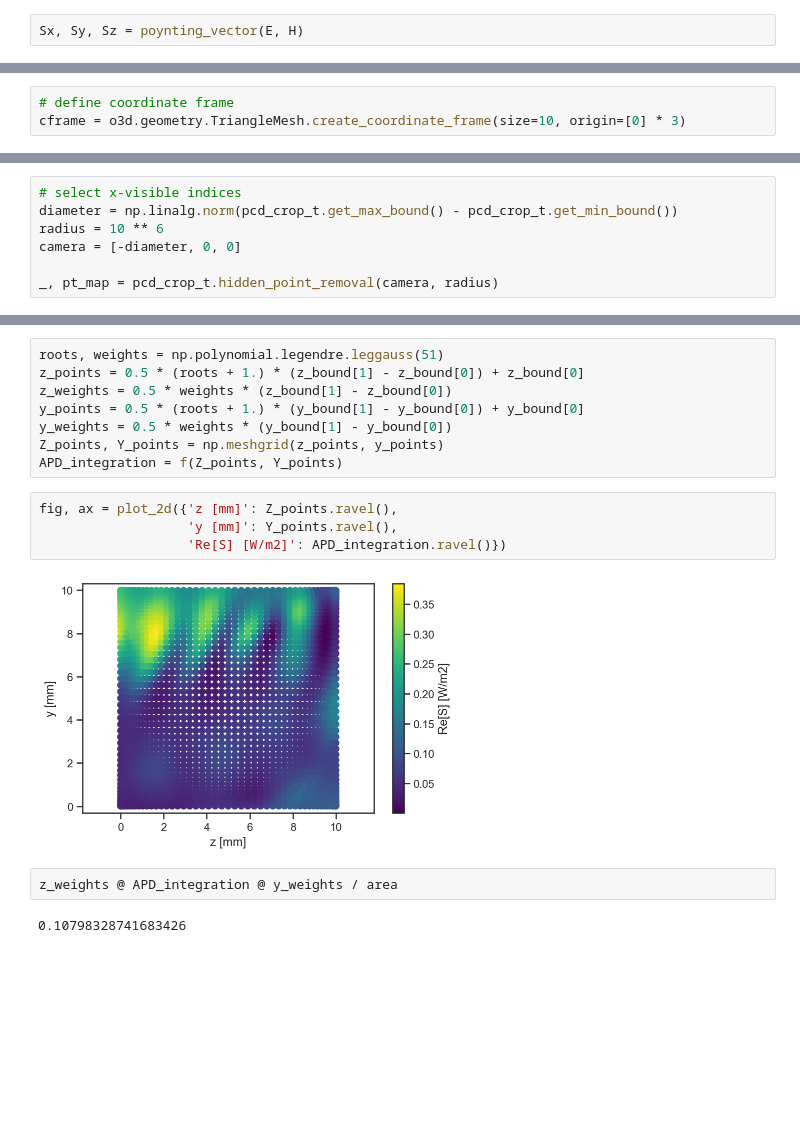
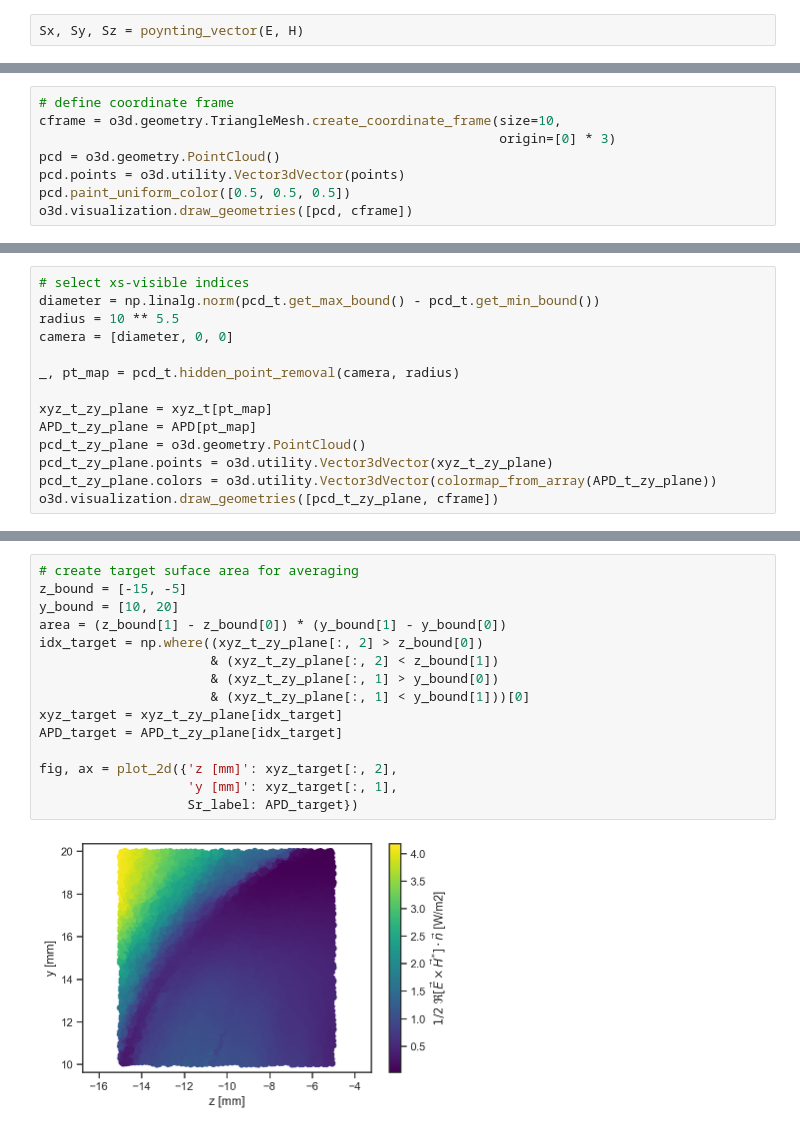
Before and after one commit to akapet00/EMF-exposure-analysis, a Jupyter notebook: notebooks/IMBioC2022_paper.ipynb, the cells around one changed output, grey strips where cells are left out. Cells and saved outputs as stored; diff of their text form; blank space fills up the shorter version.

```diff
--- a/notebooks/IMBioC2022_paper.ipynb
+++ b/notebooks/IMBioC2022_paper.ipynb
@@ -197,3 +211,8 @@ import open3d as o3d
 # %%
 # define coordinate frame
-cframe = o3d.geometry.TriangleMesh.create_coordinate_frame(size=10, origin=[0] * 3)
+cframe = o3d.geometry.TriangleMesh.create_coordinate_frame(size=10,
+                                                           origin=[0] * 3)
+pcd = o3d.geometry.PointCloud()
+pcd.points = o3d.utility.Vector3dVector(points)
+pcd.paint_uniform_color([0.5, 0.5, 0.5])
+o3d.visualization.draw_geometries([pcd, cframe])
@@ -217,7 +229,14 @@ o3d.visualization.draw_geometries([pcd_crop_t, cframe])
 # %%
-# select x-visible indices
-diameter = np.linalg.norm(pcd_crop_t.get_max_bound() - pcd_crop_t.get_min_bound())
-radius = 10 ** 6
-camera = [-diameter, 0, 0]
+# select xs-visible indices
+diameter = np.linalg.norm(pcd_t.get_max_bound() - pcd_t.get_min_bound())
+radius = 10 ** 5.5
+camera = [diameter, 0, 0]
 
-_, pt_map = pcd_crop_t.hidden_point_removal(camera, radius)
+_, pt_map = pcd_t.hidden_point_removal(camera, radius)
+
+xyz_t_zy_plane = xyz_t[pt_map]
+APD_t_zy_plane = APD[pt_map]
+pcd_t_zy_plane = o3d.geometry.PointCloud()
+pcd_t_zy_plane.points = o3d.utility.Vector3dVector(xyz_t_zy_plane)
+pcd_t_zy_plane.colors = o3d.utility.Vector3dVector(colormap_from_array(APD_t_zy_plane))
+o3d.visualization.draw_geometries([pcd_t_zy_plane, cframe])
@@ -269,18 +243,17 @@ fig, ax = plot_2d({'z [mm]': Z.ravel(),
-# %%
-roots, weights = np.polynomial.legendre.leggauss(51)
-z_points = 0.5 * (roots + 1.) * (z_bound[1] - z_bound[0]) + z_bound[0]
-z_weights = 0.5 * weights * (z_bound[1] - z_bound[0])
-y_points = 0.5 * (roots + 1.) * (y_bound[1] - y_bound[0]) + y_bound[0]
-y_weights = 0.5 * weights * (y_bound[1] - y_bound[0])
-Z_points, Y_points = np.meshgrid(z_points, y_points)
-APD_integration = f(Z_points, Y_points)
-# %%
-fig, ax = plot_2d({'z [mm]': Z_points.ravel(),
-                   'y [mm]': Y_points.ravel(),
-                   'Re[S] [W/m2]': APD_integration.ravel()})
-# %% [output]
-[figure, removed]
-# %%
-z_weights @ APD_integration @ y_weights / area
-# %% [output]
-0.10798328741683426
+# %%
+# create target suface area for averaging
+z_bound = [-15, -5]
+y_bound = [10, 20]
+area = (z_bound[1] - z_bound[0]) * (y_bound[1] - y_bound[0])
+idx_target = np.where((xyz_t_zy_plane[:, 2] > z_bound[0])
+                      & (xyz_t_zy_plane[:, 2] < z_bound[1])
+                      & (xyz_t_zy_plane[:, 1] > y_bound[0])
+                      & (xyz_t_zy_plane[:, 1] < y_bound[1]))[0]
+xyz_target = xyz_t_zy_plane[idx_target]
+APD_target = APD_t_zy_plane[idx_target]
+
+fig, ax = plot_2d({'z [mm]': xyz_target[:, 2],
+                   'y [mm]': xyz_target[:, 1],
+                   Sr_label: APD_target})
+# %% [output]
+[figure, added]
```
Also changed, not shown: parts of 21 cells of this notebook, 3 other files.
